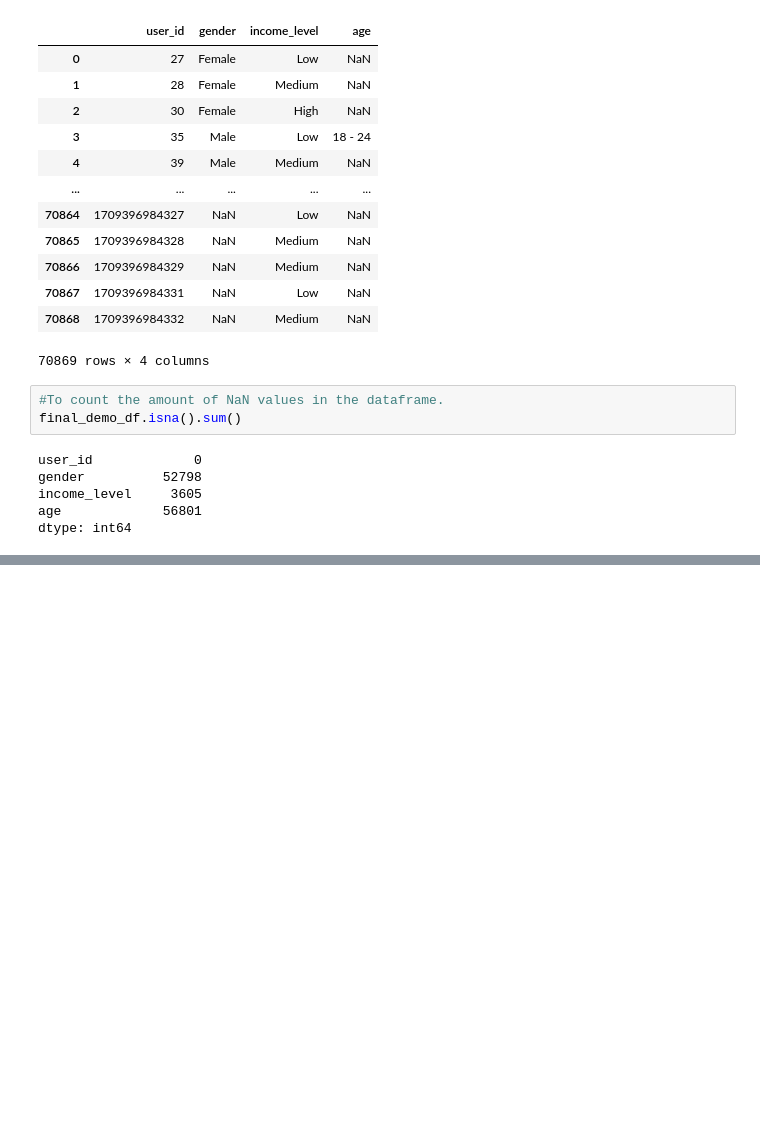
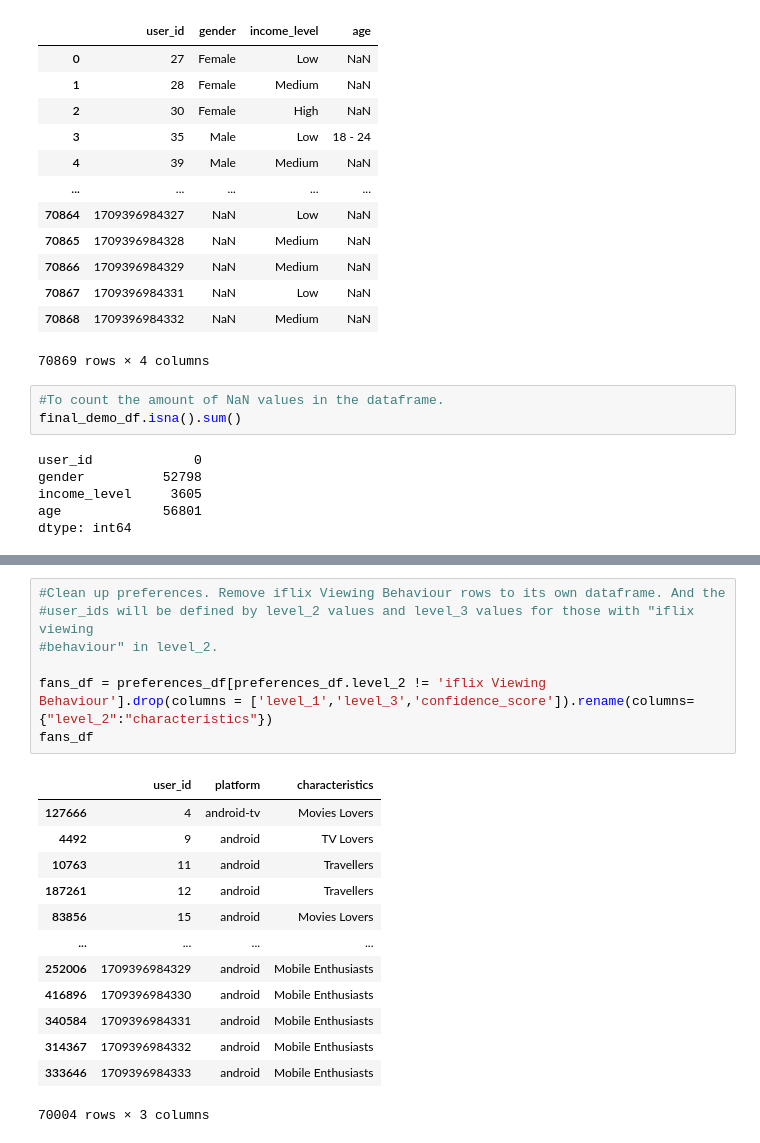
Before and after one commit to sng-11/final_project, a Jupyter notebook: cleaning.ipynb, the cells around one changed output, grey strips where cells are left out. Saved outputs shown, nothing was run; the diff lists cells and outputs as text; blank space fills up the shorter version.

```diff
--- a/cleaning.ipynb
+++ b/cleaning.ipynb
@@ -526,0 +534,21 @@ final_demo_df.to_csv('final_demographics.csv')
+# %%
+#Clean up preferences. Remove iflix Viewing Behaviour rows to its own dataframe. And the
+#user_ids will be defined by level_2 values and level_3 values for those with "iflix viewing
+#behaviour" in level_2.
+
+fans_df = preferences_df[preferences_df.level_2 != 'iflix Viewing Behaviour'].drop(columns = ['level_1','level_3','confidence_score']).rename(columns={"level_2":"characteristics"})
+fans_df
+# %% [output]
+|  | user_id | platform | characteristics |
+| 127666 | 4 | android-tv | Movies Lovers |
+| 4492 | 9 | android | TV Lovers |
+| 10763 | 11 | android | Travellers |
+| 187261 | 12 | android | Travellers |
+| 83856 | 15 | android | Movies Lovers |
+| ... | ... | ... | ... |
+| 252006 | 1709396984329 | android | Mobile Enthusiasts |
+| 416896 | 1709396984330 | android | Mobile Enthusiasts |
+| 340584 | 1709396984331 | android | Mobile Enthusiasts |
+| 314367 | 1709396984332 | android | Mobile Enthusiasts |
+| 333646 | 1709396984333 | android | Mobile Enthusiasts |
+70004 rows × 3 columns
```
Also changed, not shown: parts of 14 cells of this notebook.
